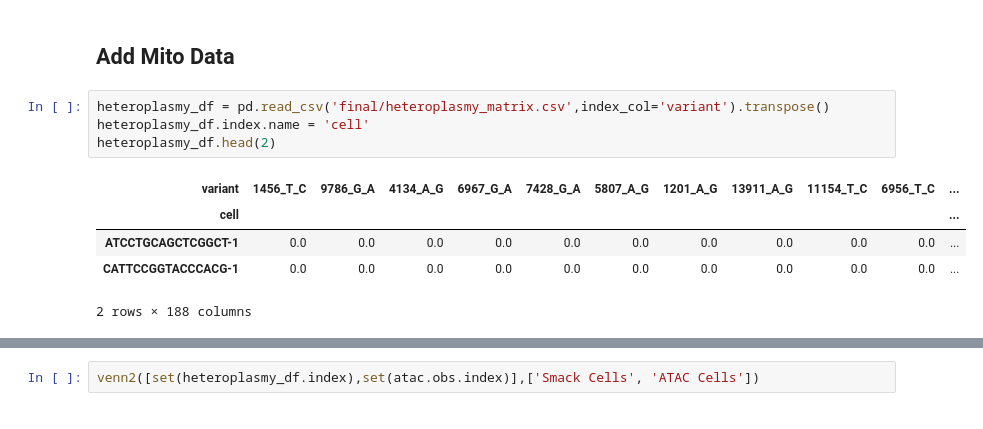
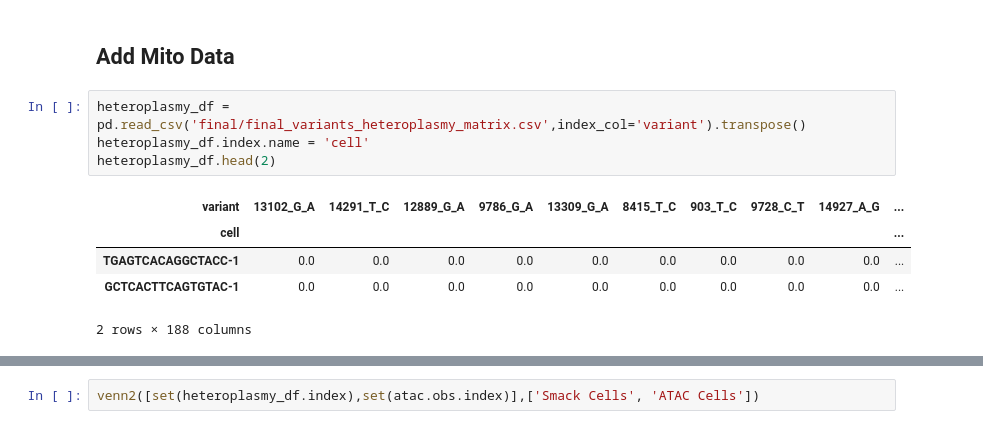
Before and after one commit to jonlevi/smack_notebooks, a Jupyter notebook: crc/crc_analysis.ipynb, the cells around one changed output, grey strips where cells are left out. Saved outputs shown, nothing was run; the diff lists cells and outputs as text.

```diff
--- a/crc/crc_analysis.ipynb
+++ b/crc/crc_analysis.ipynb
@@ -240,14 +240,14 @@ atac.layers["counts"] = atac.X
 # %% [markdown]
 ## Add Mito Data
 # %%
-heteroplasmy_df = pd.read_csv('final/heteroplasmy_matrix.csv',index_col='variant').transpose()
+heteroplasmy_df = pd.read_csv('final/final_variants_heteroplasmy_matrix.csv',index_col='variant').transpose()
 heteroplasmy_df.index.name = 'cell'
 heteroplasmy_df.head(2)
 # %% [output]
-| variant | 1456_T_C | 9786_G_A | 4134_A_G | 6967_G_A | 7428_G_A | 5807_A_G | 1201_A_G | 13911_A_G | 11154_T_C | 6956_T_C | ... |
-| cell |  |  |  |  |  |  |  |  |  |  | ... |
-| ATCCTGCAGCTCGGCT-1 | 0.0 | 0.0 | 0.0 | 0.0 | 0.0 | 0.0 | 0.0 | 0.0 | 0.0 | 0.0 | ... |
-| CATTCCGGTACCCACG-1 | 0.0 | 0.0 | 0.0 | 0.0 | 0.0 | 0.0 | 0.0 | 0.0 | 0.0 | 0.0 | ... |
+| variant | 13102_G_A | 14291_T_C | 12889_G_A | 9786_G_A | 13309_G_A | 8415_T_C | 903_T_C | 9728_C_T | 14927_A_G | ... |
+| cell |  |  |  |  |  |  |  |  |  | ... |
+| TGAGTCACAGGCTACC-1 | 0.0 | 0.0 | 0.0 | 0.0 | 0.0 | 0.0 | 0.0 | 0.0 | 0.0 | ... |
+| GCTCACTTCAGTGTAC-1 | 0.0 | 0.0 | 0.0 | 0.0 | 0.0 | 0.0 | 0.0 | 0.0 | 0.0 | ... |
 2 rows × 188 columns
 # %%
 # SMACK already does filtering for strand corr, VMR, position bias, homoplasmic, etc.
```
Also changed, not shown: parts of 4 cells of this notebook, 8 other files.
